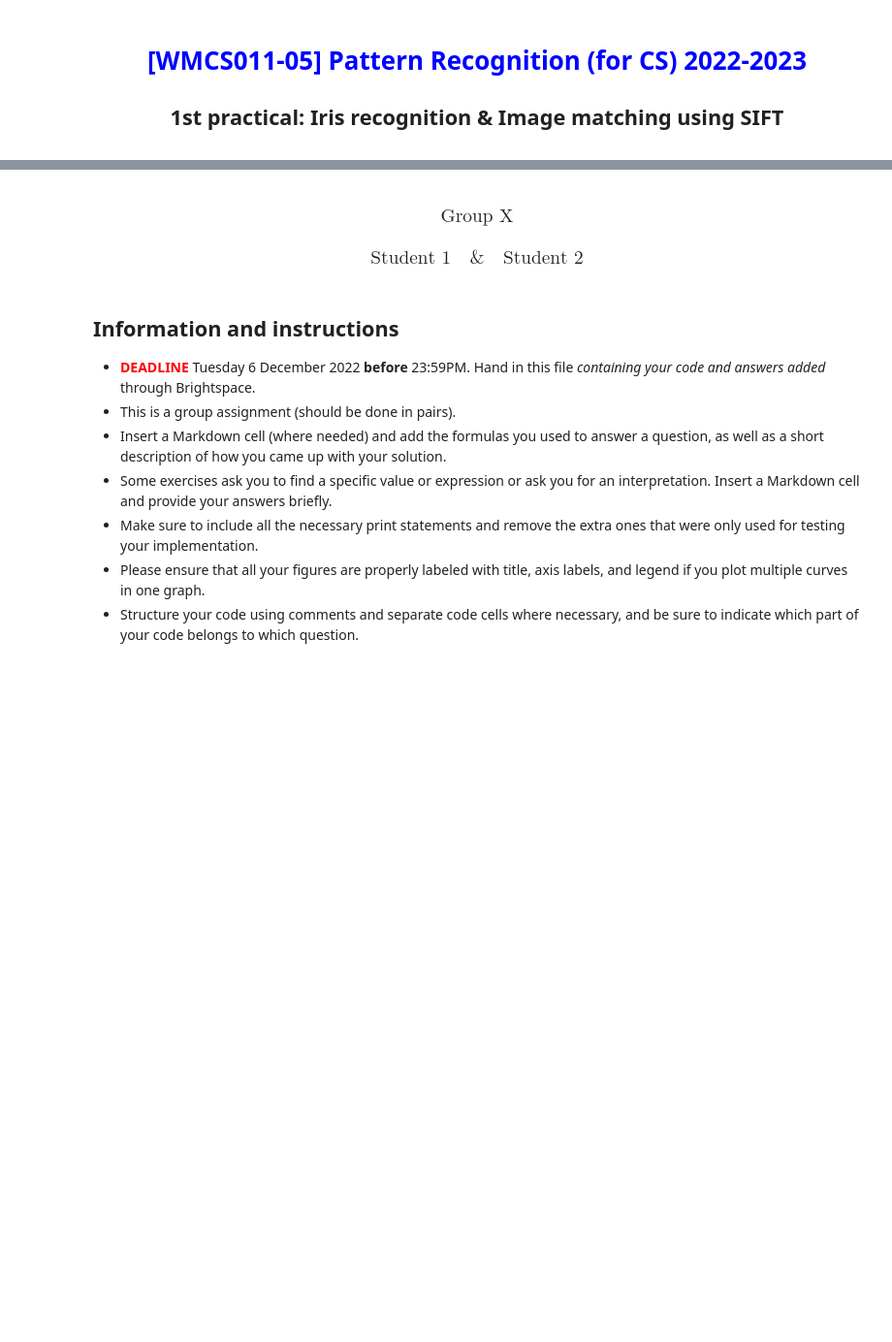
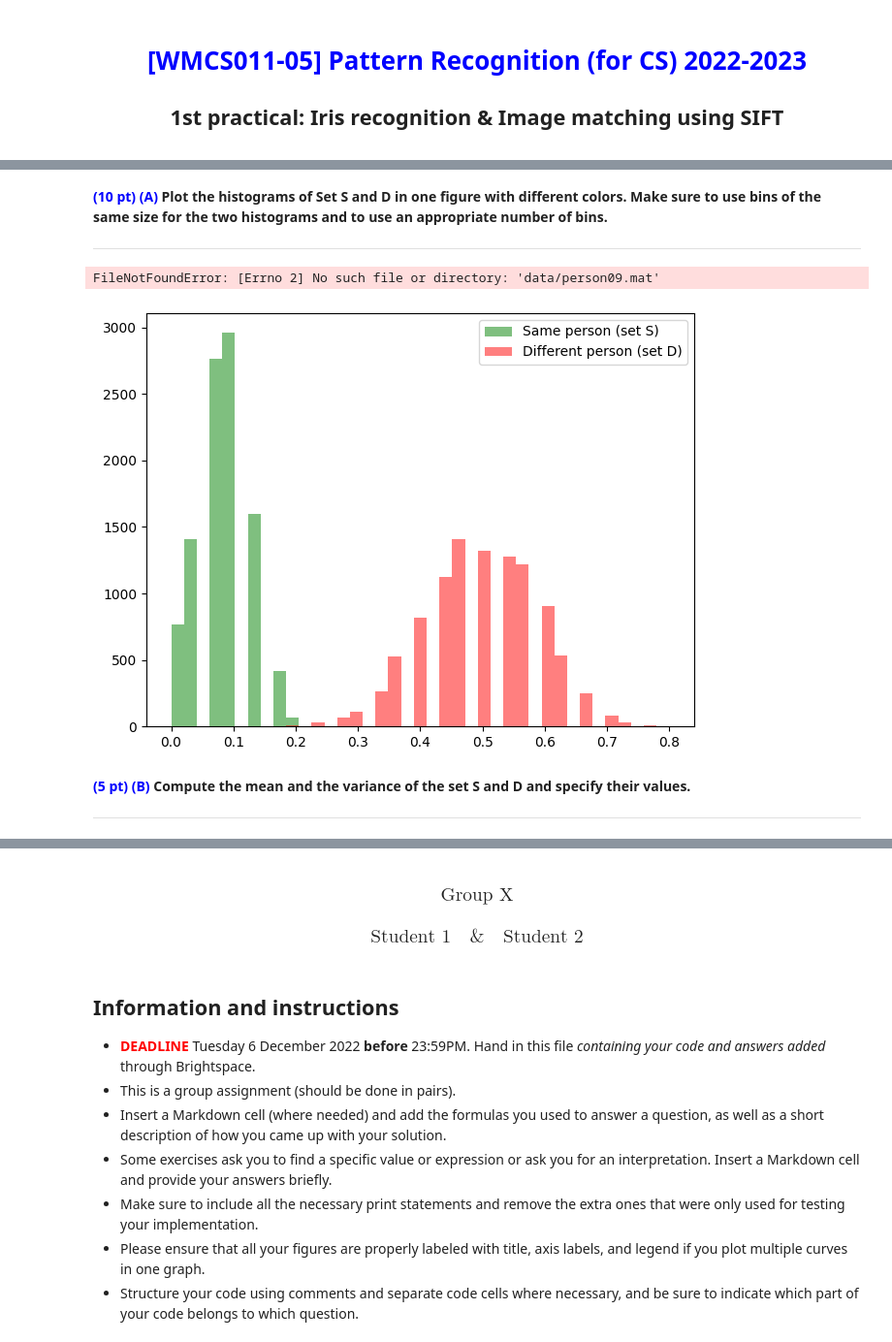
Before and after one commit to chadji15/PR1, a Jupyter notebook: Hadjichristodoulou_Lassche_Group21.ipynb, the cells around one changed output, grey strips where cells are left out. Shown at 97% size. Drawn from its saved outputs; the diff is of its cells as text; code cells hidden in the pictures; blank space fills up the shorter version.

```diff
--- a/Hadjichristodoulou_Lassche_Group21.ipynb
+++ b/Hadjichristodoulou_Lassche_Group21.ipynb
@@ -4,0 +55,44 @@
+# %% [markdown]
+<span style="color:blue"> **(10 pt) (A)** </span> **Plot the histograms of Set S and D in one figure with different colors. Make sure to use bins of the same size for the two histograms and to use an appropriate number of bins.**
+
+<hr>
+# %%
+# Compute Set S...
+def twoDigits(a):
+    return str(a) if a > 9 else str('0' + str(a))
+
+def normalizedHD(a,b):
+    return (np.sum(np.bitwise_xor(a,b)))/len(a)
+
+setS = []
+N = 10000
+
+for _ in range(N):
+    mat = np.array(scipy.io.loadmat('data/person' + twoDigits(random.randint(1,20)) + '.mat')['iriscode'])
+    setS.append(normalizedHD(mat[random.randint(0,19)], mat[random.randint(0,19)])) #Assumed that the codes may be the same
+# %% [output]
+FileNotFoundError: [Errno 2] No such file or directory: 'data/person09.mat'
+# %%
+# Compute set D...
+setD = []
+
+for _ in range(N):
+    persons = random.sample(range(1,20),2)
+    mat_0 = np.array(scipy.io.loadmat('data/person' + twoDigits(persons[0]) + '.mat')['iriscode'])
+    mat_1 = np.array(scipy.io.loadmat('data/person' + twoDigits(persons[1]) + '.mat')['iriscode'])
+    setD.append(normalizedHD(mat_0[random.randint(0,19)], mat_1[random.randint(0,19)]))
+# %%
+# Plot histograms of Set S and D...
+n_bins = 40
+bins = np.linspace(0,0.8,n_bins) #Makes a clear image of the most important parts, creates nice clustered bars: not to small, but the difference is still clearly visible
+plt.hist(setS, bins, alpha=0.5, color='g', label='Same person (set S)')
+plt.hist(setD, bins, alpha=0.5, color='r', label='Different person (set D)')
+plt.legend(loc='upper right')
+plt.tight_layout()
+plt.show()
+# %% [output]
+[figure, added]
+# %% [markdown]
+<span style="color:blue">  **(5 pt) (B)** </span> **Compute the mean and the variance of the set S and D and specify their values.**
+
+<hr>
```
Also changed, not shown: parts of 29 cells of this notebook.
